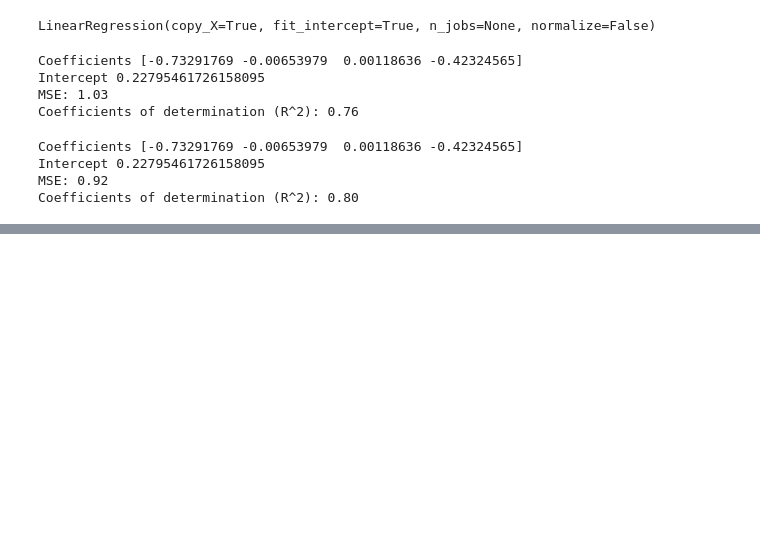
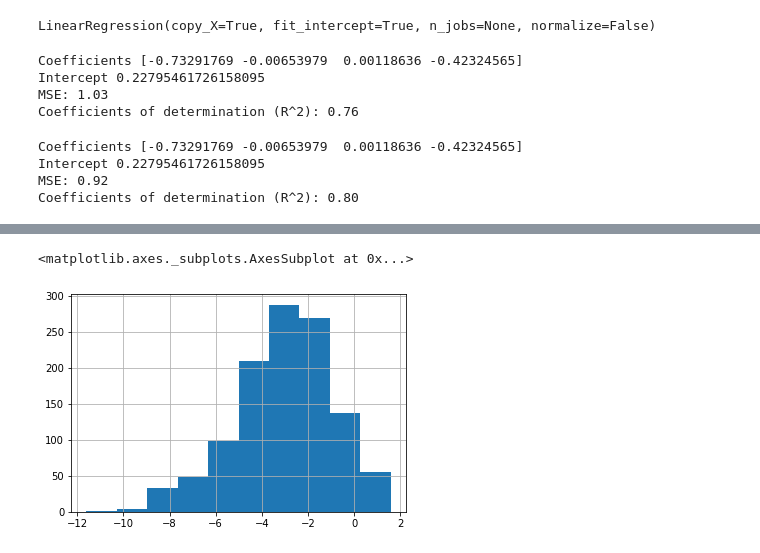
Before and after one commit to Amit32624/predicting_solubility, a Jupyter notebook: prediciting_solubility_1.ipynb, the cells around one changed output, grey strips where cells are left out. Drawn from its saved outputs; the diff is of its cells as text; code cells hidden in the pictures; blank space fills up the shorter version.

```diff
--- a/prediciting_solubility_1.ipynb
+++ b/prediciting_solubility_1.ipynb
@@ -398,0 +425,5 @@ Coefficients of determination (R^2): 0.80
+# %%
+y.hist()
+# %% [output]
+<matplotlib.axes._subplots.AxesSubplot at 0x...>
+[figure, added]
```
Also changed, not shown: parts of 7 cells of this notebook.
